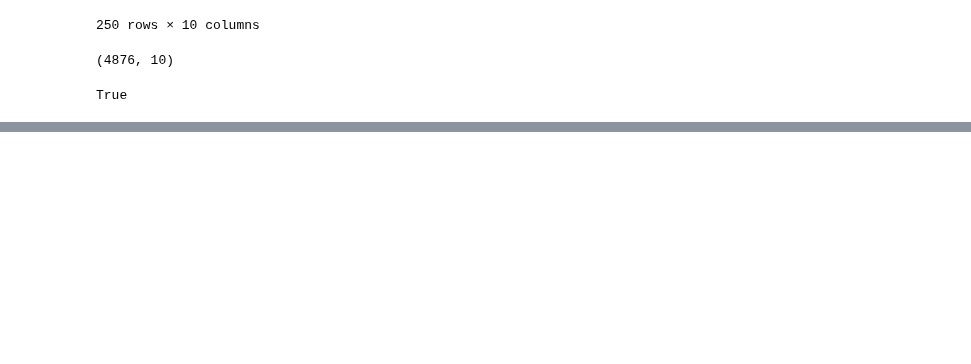
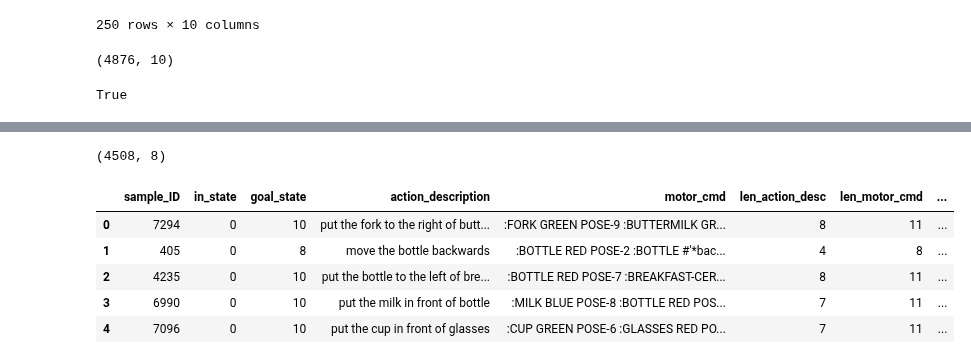
Before and after one commit to dric2018/smf_be, a Jupyter notebook: notebooks/Data_formatting.ipynb, the cells around one changed output, grey strips where cells are left out. Drawn from its saved outputs; the diff is of its cells as text; code cells hidden in the pictures; blank space fills up the shorter version.

```diff
--- a/notebooks/Data_formatting.ipynb
+++ b/notebooks/Data_formatting.ipynb
@@ -240,0 +267,25 @@ test_samples[[
+# %%
+
+# Define the root directory to start the search
+root_directory = osp.join(FINAL_DATASET_DIR, "v2")  # Replace with the path to your directory
+
+# Initialize lists to store folder names with incorrect file counts
+folders_with_incorrect_counts = []
+
+# Function to count files in a folder
+def count_files_in_folder(folder_path):
+    try:
+        file_count = len([f for f in os.listdir(folder_path) if os.path.isfile(os.path.join(folder_path, f))])
+        return file_count
+    except FileNotFoundError:
+        return 0
+# %%
+# Traverse subfolders and check file counts
+for root, dirs, files in os.walk(root_directory):
+    for folder_name in dirs:
+        folder_path = os.path.join(root, folder_name)
+        file_count = count_files_in_folder(folder_path)
+
+        # Check if the file count is not 9 or 11
+        if file_count != 9 and file_count != 11:
+            folders_with_incorrect_counts.append(folder_name)
@@ -240,0 +300,2 @@ test_samples[[
+# %%
+folders_with_incorrect_counts = [int(f) for f in folders_with_incorrect_counts]
@@ -240,0 +322,16 @@ test_samples[[
+# %%
+train = train[~train["sample_ID"].isin(folders_with_incorrect_counts)].reset_index(drop=True)
+train.to_csv(osp.join(FINAL_DATASET_DIR, "train.csv"), index=False)
+# %%
+train.shape
+# %% [output]
+(4508, 8)
+# %%
+train.head()
+# %% [output]
+|  | sample_ID | in_state | goal_state | action_description | motor_cmd | len_action_desc | len_motor_cmd | ... |
+| 0 | 7294 | 0 | 10 | put the fork to the right of butt... | :FORK GREEN POSE-9 :BUTTERMILK GR... | 8 | 11 | ... |
+| 1 | 405 | 0 | 8 | move the bottle backwards | :BOTTLE RED POSE-2 :BOTTLE #'*bac... | 4 | 8 | ... |
+| 2 | 4235 | 0 | 10 | put the bottle to the left of bre... | :BOTTLE RED POSE-7 :BREAKFAST-CER... | 8 | 11 | ... |
+| 3 | 6990 | 0 | 10 | put the milk in front of bottle | :MILK BLUE POSE-8 :BOTTLE RED POS... | 7 | 11 | ... |
+| 4 | 7096 | 0 | 10 | put the cup in front of glasses | :CUP GREEN POSE-6 :GLASSES RED PO... | 7 | 11 | ... |
```
Also changed, not shown: parts of 13 cells of this notebook, 7 other files.
